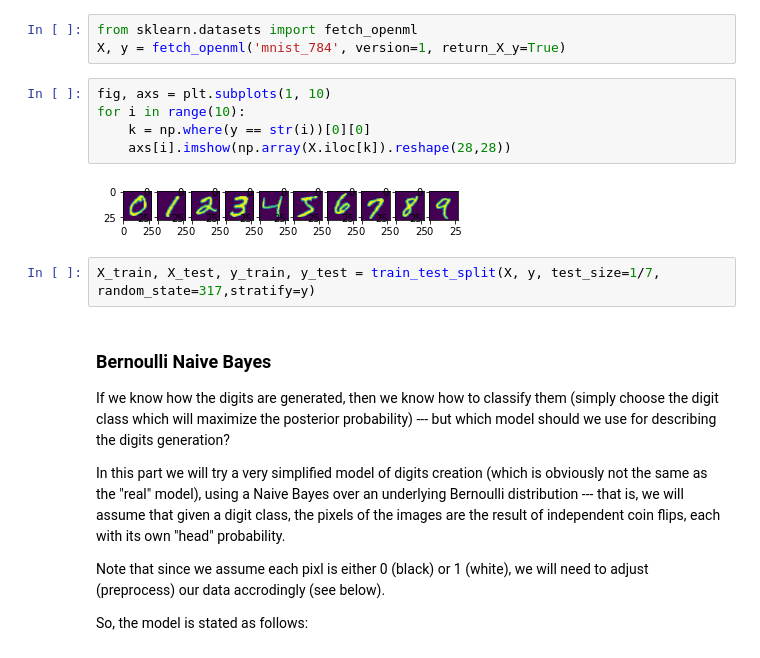
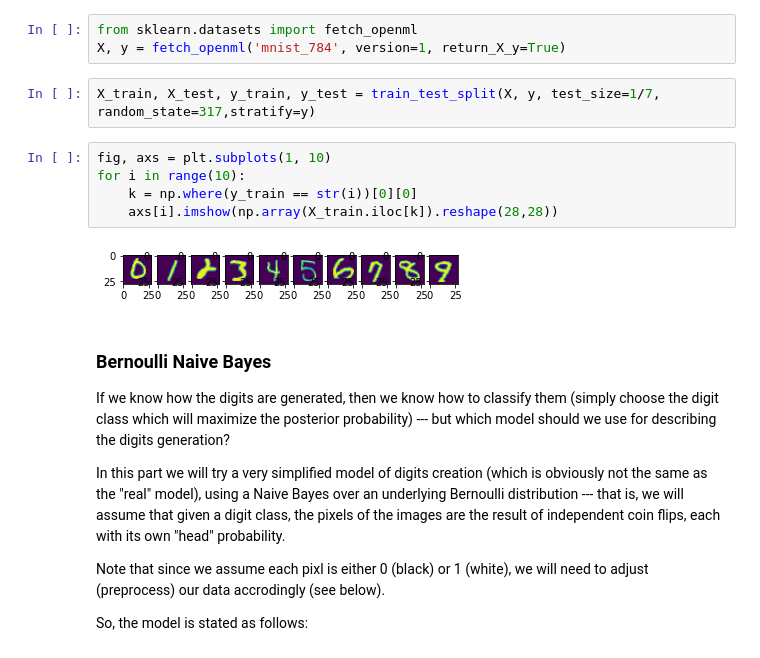
Before and after one commit to tansla/HWs_git, a Jupyter notebook: NB_exercise.ipynb, the cells around one changed output. Drawn from its saved outputs; the diff is of its cells as text.

```diff
--- a/NB_exercise.ipynb
+++ b/NB_exercise.ipynb
@@ -24,15 +24,15 @@ from sklearn.model_selection import train_test_split
 # %%
 from sklearn.datasets import fetch_openml
 X, y = fetch_openml('mnist_784', version=1, return_X_y=True)
-# %%
-fig, axs = plt.subplots(1, 10)
-for i in range(10):
-    k = np.where(y == str(i))[0][0]
-    axs[i].imshow(np.array(X.iloc[k]).reshape(28,28))
-# %% [output]
-[figure, removed]
 # %%
 X_train, X_test, y_train, y_test = train_test_split(X, y, test_size=1/7, random_state=317,stratify=y)
+# %%
+fig, axs = plt.subplots(1, 10)
+for i in range(10):
+    k = np.where(y_train == str(i))[0][0]
+    axs[i].imshow(np.array(X_train.iloc[k]).reshape(28,28))
+# %% [output]
+[figure, added]
 # %% [markdown]
 ### Bernoulli Naive Bayes
 If we know how the digits are generated, then we know how to classify them (simply choose the digit class which will maximize the posterior probability) --- but which model should we use for describing the digits generation?
```
Also changed, not shown: parts of 15 cells of this notebook.
